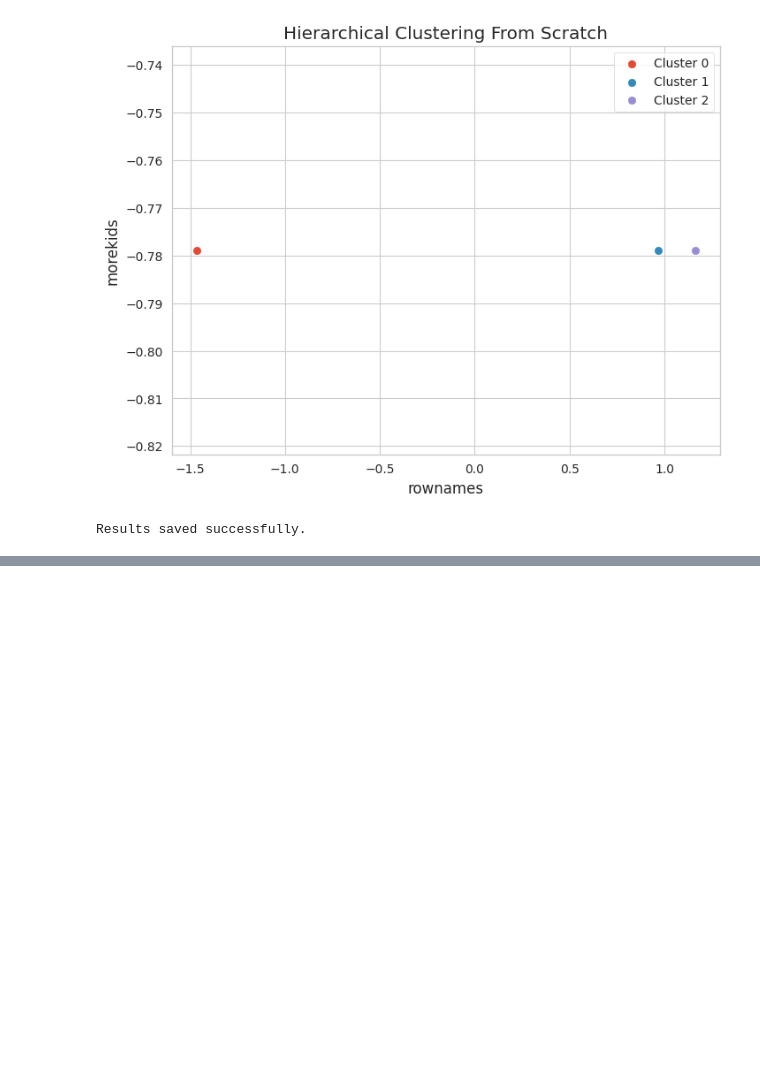
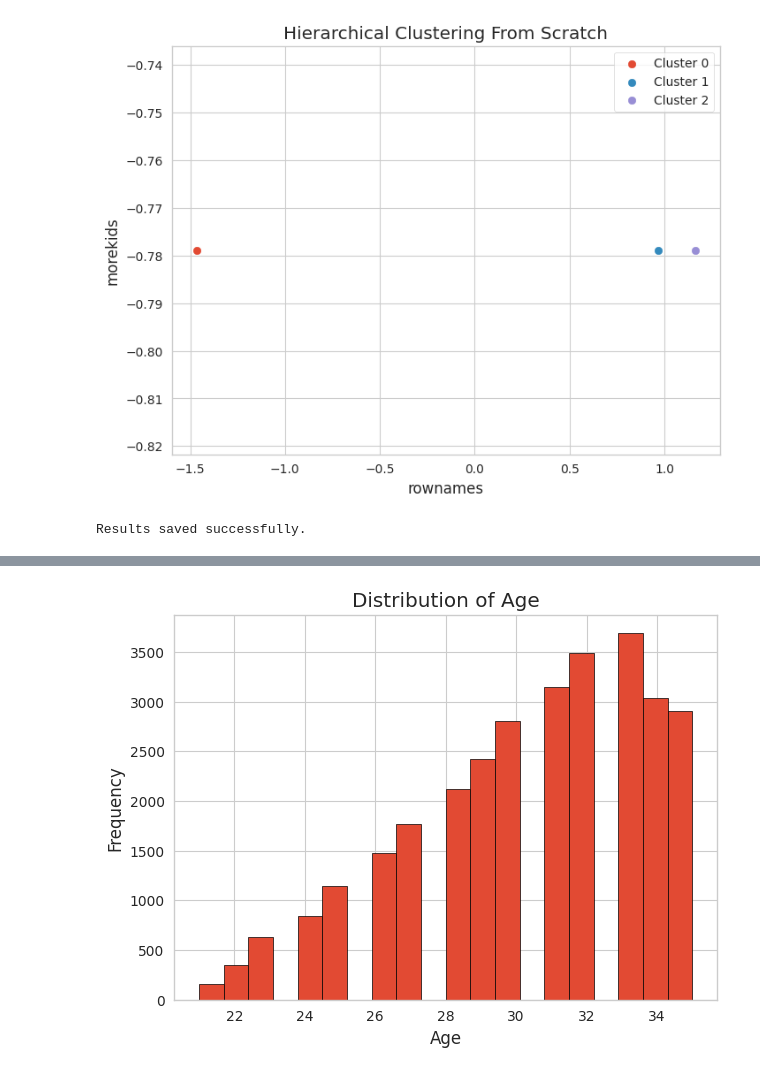
Before and after one commit to Shivankar7/Shivankar-Sinha, a Jupyter notebook: Shivankar_sinha_23BDS0026_EDA_Fertility_Dataset.ipynb, the cells around one changed output, grey strips where cells are left out. Saved outputs shown, nothing was run; the diff lists cells and outputs as text; code cells hidden in the pictures; blank space fills up the shorter version.

```diff
--- a/Shivankar_sinha_23BDS0026_EDA_Fertility_Dataset.ipynb
+++ b/Shivankar_sinha_23BDS0026_EDA_Fertility_Dataset.ipynb
@@ -1020,0 +1040,19 @@ Results saved successfully.
+# %%
+from google.colab import files
+
+uploaded = files.upload()
+
+file_name = list(uploaded.keys())[0]
+
+df = pd.read_csv(file_name)
+
+print("Dataset loaded successfully!")
+
+print("\nFirst five rows:")
+display(df.head())
+
+print("\nDataset shape:")
+print(df.shape)
+
+print("\nColumn names:")
+print(df.columns.tolist())
@@ -1020,0 +1186,12 @@ Results saved successfully.
+# %%
+plt.figure(figsize=(7, 5))
+
+plt.hist(df['age'], bins=20, edgecolor='black')
+
+plt.title("Distribution of Age")
+plt.xlabel("Age")
+plt.ylabel("Frequency")
+
+plt.show()
+# %% [output]
+[figure, added]
```
Also changed, not shown: parts of 22 cells of this notebook.
